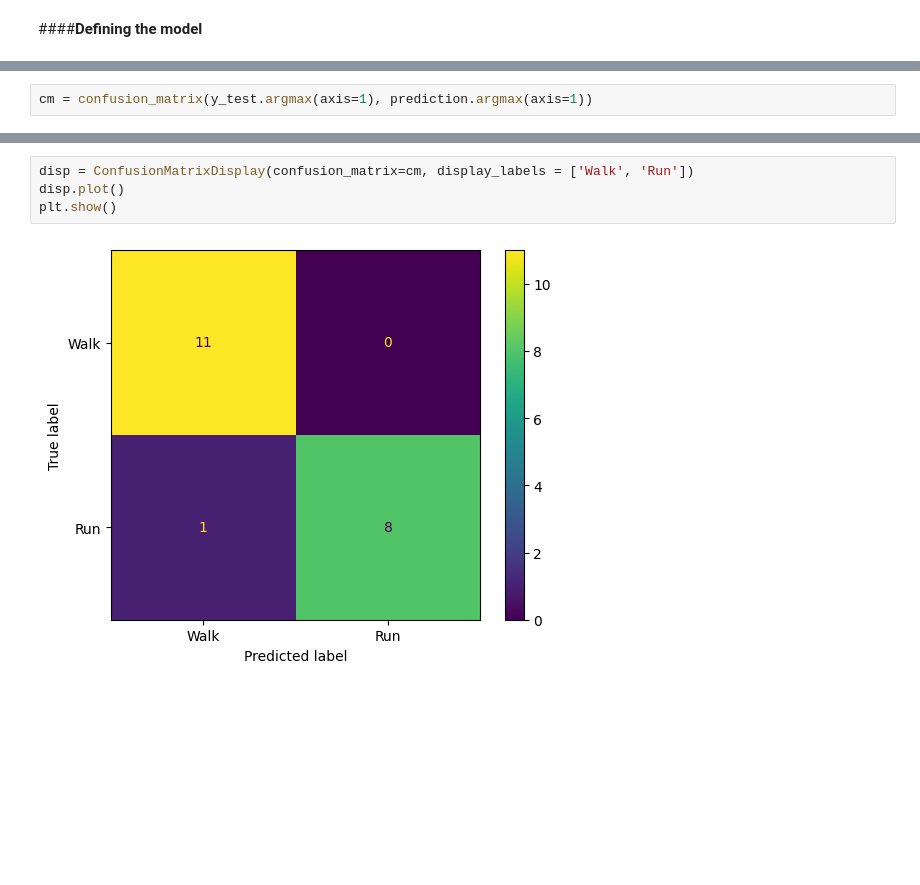
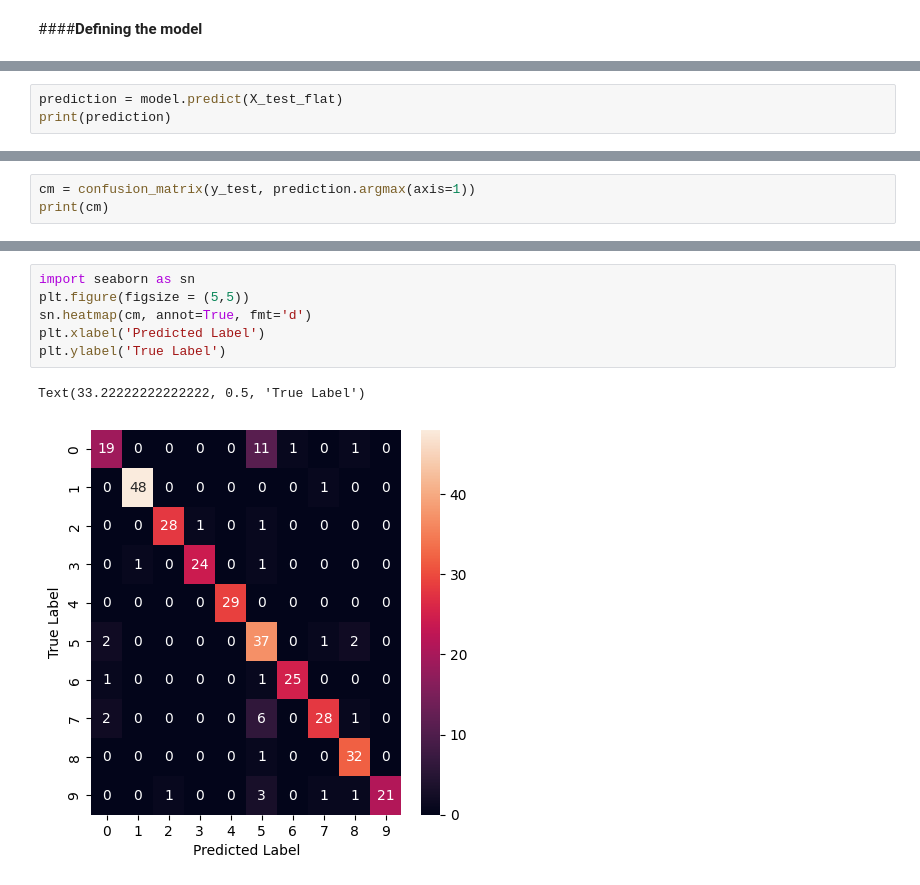
Before and after one commit to loujjj/Machine-Learning, a Jupyter notebook: PCT04trial2_Tabor.ipynb, the cells around one changed output, grey strips where cells are left out. Drawn from its saved outputs; the diff is of its cells as text; blank space fills up the shorter version.

```diff
--- a/PCT04trial2_Tabor.ipynb
+++ b/PCT04trial2_Tabor.ipynb
@@ -255,0 +284,3 @@ print(len(y_test))
+# %%
+prediction = model.predict(X_test_flat)
+print(prediction)
@@ -256,2 +342,3 @@ print(len(y_test))
 # %%
-cm = confusion_matrix(y_test.argmax(axis=1), prediction.argmax(axis=1))
+cm = confusion_matrix(y_test, prediction.argmax(axis=1))
+print(cm)
@@ -258,9 +356,12 @@ cm = confusion_matrix(y_test.argmax(axis=1), prediction.argmax(axis=1))
-# %%
-disp = ConfusionMatrixDisplay(confusion_matrix=cm, display_labels = ['Walk', 'Run'])
-disp.plot()
-plt.show()
-# %% [output]
-[figure, removed]
+# %%
+import seaborn as sn
+plt.figure(figsize = (5,5))
+sn.heatmap(cm, annot=True, fmt='d')
+plt.xlabel('Predicted Label')
+plt.ylabel('True Label')
+# %% [output]
+Text(33.22222222222222, 0.5, 'True Label')
+[figure, added]
 # %%
 accuracy = 100*np.trace(cm)/np.sum(cm)
 print(accuracy)
```
Also changed, not shown: parts of 45 cells of this notebook.
